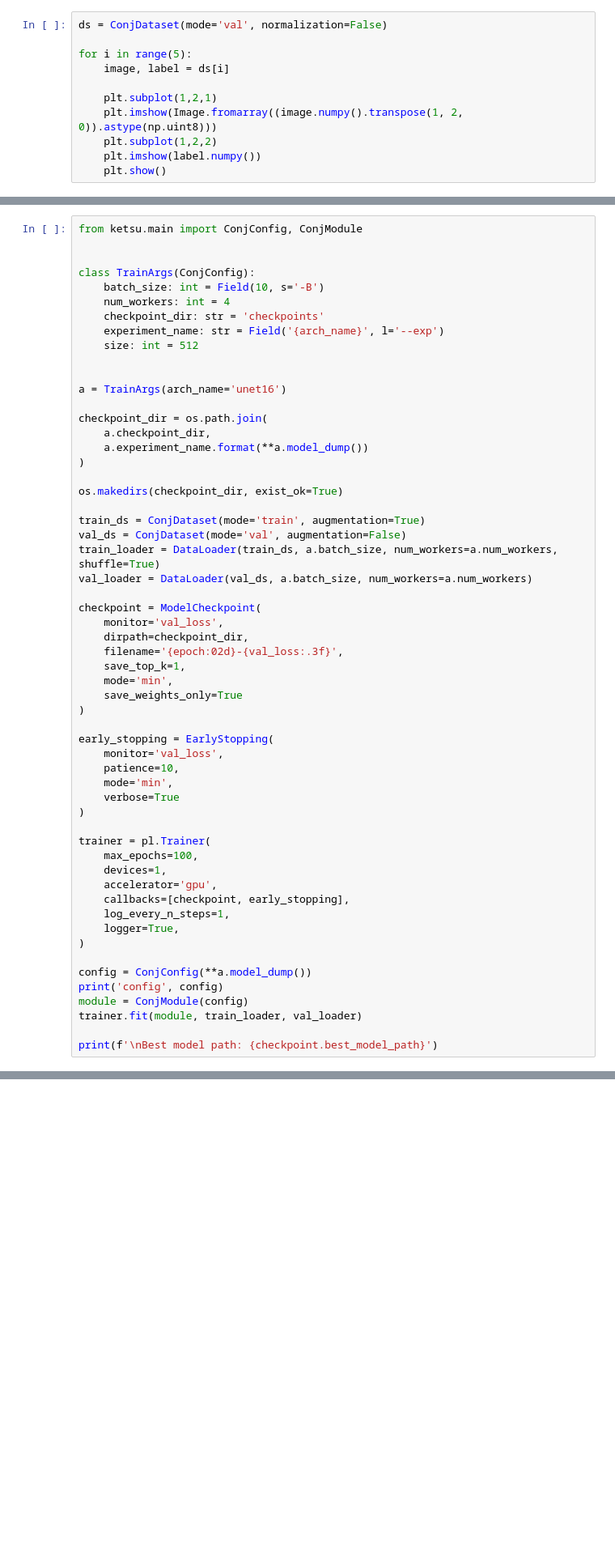
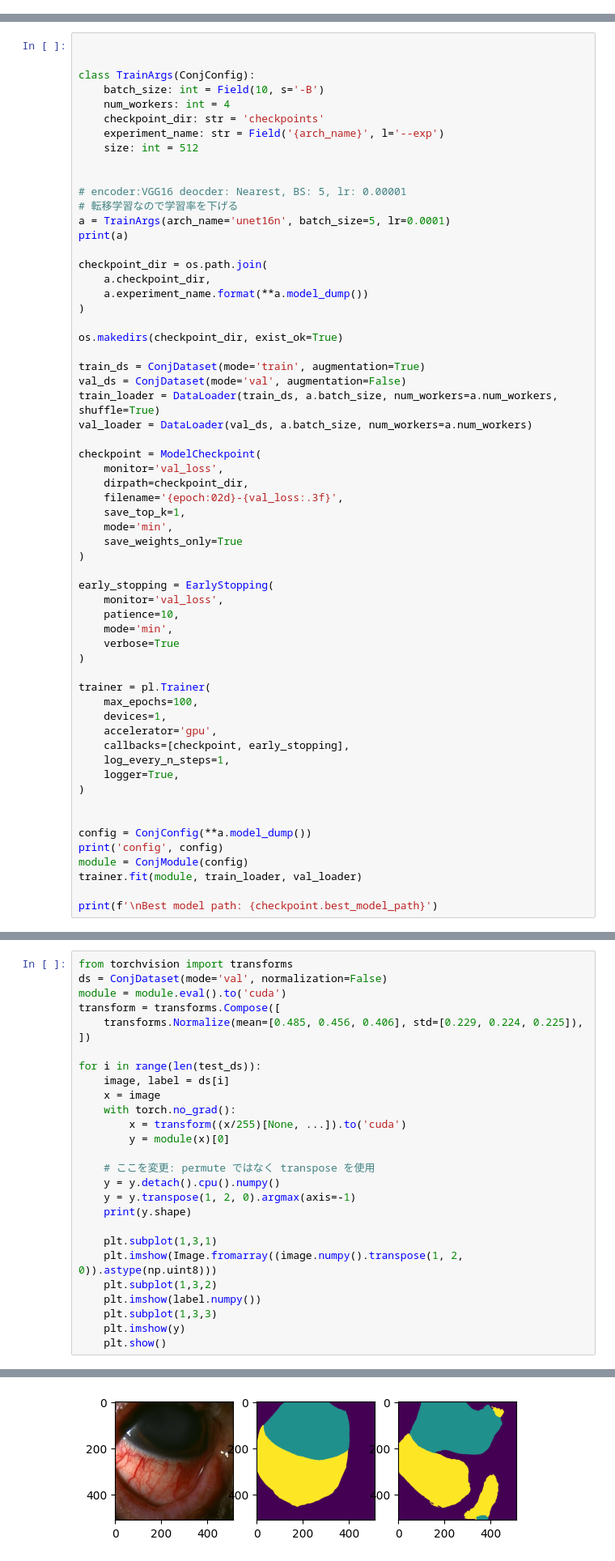
Before and after one commit to endaaman/ketsu, a Jupyter notebook: note2.ipynb, the cells around one changed output, grey strips where cells are left out. Shown at 81% size. Drawn from its saved outputs; the diff is of its cells as text; blank space fills up the shorter version.

```diff
--- a/note2.ipynb
+++ b/note2.ipynb
@@ -10,11 +20,0 @@ from ketsu.datasets import ConjDataset
-# %%
-ds = ConjDataset(mode='val', normalization=False)
-
-for i in range(5):
-    image, label = ds[i]
-
-    plt.subplot(1,2,1)
-    plt.imshow(Image.fromarray((image.numpy().transpose(1, 2, 0)).astype(np.uint8)))
-    plt.subplot(1,2,2)
-    plt.imshow(label.numpy())
-    plt.show()
@@ -38,5 +21,4 @@ Seed set to 0
 # %%
-from ketsu.main import ConjConfig, ConjModule
 
 
 class TrainArgs(ConjConfig):
@@ -47,7 +29,10 @@ class TrainArgs(ConjConfig):
     size: int = 512
 
 
-a = TrainArgs(arch_name='unet16')
+# encoder:VGG16 deocder: Nearest, BS: 5, lr: 0.00001
+# 転移学習なので学習率を下げる
+a = TrainArgs(arch_name='unet16n', batch_size=5, lr=0.0001)
+print(a)
 
 checkpoint_dir = os.path.join(
     a.checkpoint_dir,
@@ -86,6 +71,7 @@ trainer = pl.Trainer(
     logger=True,
 )
 
+
 config = ConjConfig(**a.model_dump())
 print('config', config)
 module = ConjModule(config)
@@ -133,0 +135,28 @@ print(trainer.test(module, test_loader))
+# %%
+from torchvision import transforms
+ds = ConjDataset(mode='val', normalization=False)
+module = module.eval().to('cuda')
+transform = transforms.Compose([
+    transforms.Normalize(mean=[0.485, 0.456, 0.406], std=[0.229, 0.224, 0.225]),
+])
+
+for i in range(len(test_ds)):
+    image, label = ds[i]
+    x = image
+    with torch.no_grad():
+        x = transform((x/255)[None, ...]).to('cuda')
+        y = module(x)[0]
+
+    # ここを変更: permute ではなく transpose を使用
+    y = y.detach().cpu().numpy()
+    y = y.transpose(1, 2, 0).argmax(axis=-1)
+    print(y.shape)
+
+    plt.subplot(1,3,1)
+    plt.imshow(Image.fromarray((image.numpy().transpose(1, 2, 0)).astype(np.uint8)))
+    plt.subplot(1,3,2)
+    plt.imshow(label.numpy())
+    plt.subplot(1,3,3)
+    plt.imshow(y)
+    plt.show()
+# %% [output]
@@ -133,0 +164 @@ print(trainer.test(module, test_loader))
+[figure, added]
```
Also changed, not shown: parts of 6 cells of this notebook, 1 other file.
